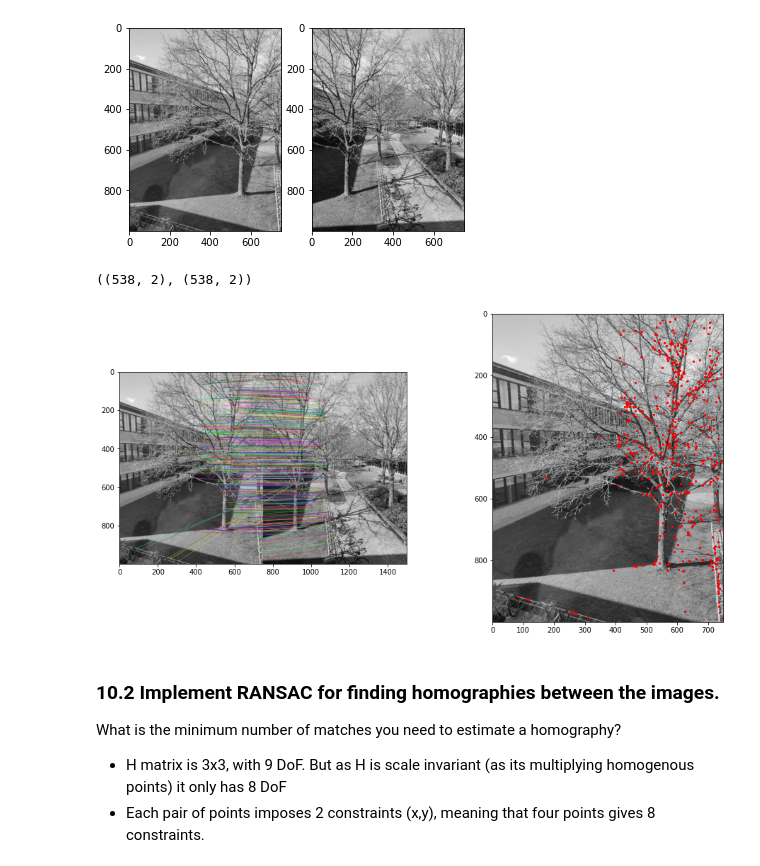
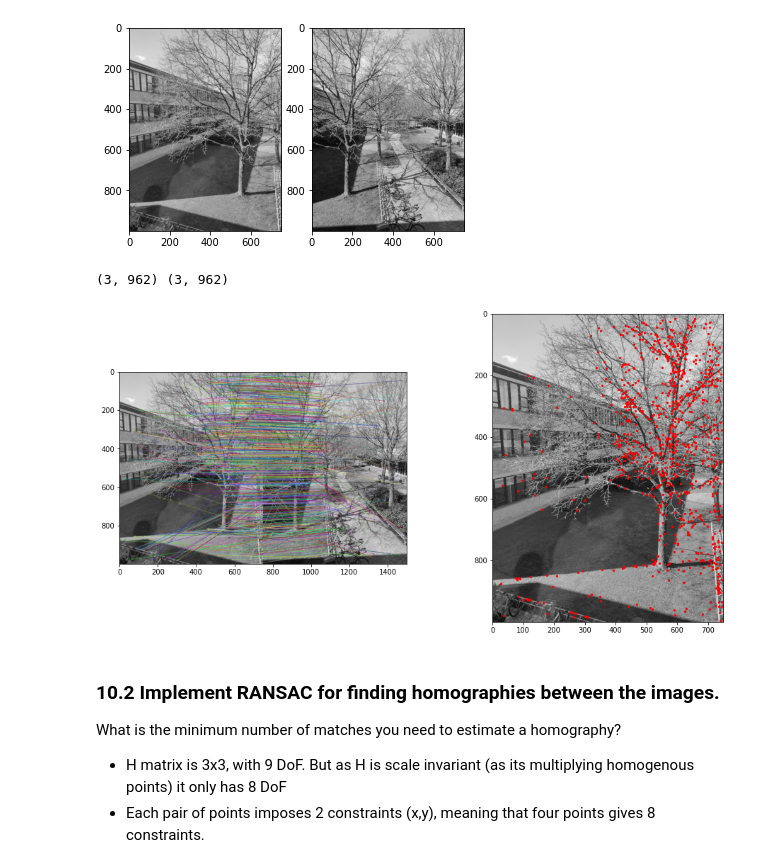
Before and after one commit to henrfj/02504-Computer-Vision, a Jupyter notebook: ex10 Stitchig.ipynb, the cells around one changed output. Cells and saved outputs as stored; diff of their text form; code cells hidden in the pictures.

Commit message:
ratio test + RANSAC => success

```diff
--- a/ex10 Stitchig.ipynb
+++ b/ex10 Stitchig.ipynb
@@ -42,17 +43,34 @@ kp2, des2 = sift.detectAndCompute(right, None)
 
 # 2 KNN match with two (best and second best)
 bf = cv2.BFMatcher()
-matches = bf.knnMatch(des1, des2, k=2)
+knn_matches = bf.knnMatch(des1, des2, k=2)
+unsorted_matches = bf.match(des1, des2)
+sorted_matches = sorted(unsorted_matches, key = lambda x:x.distance)
 
 # 3 Ratio test!
+# We should not do the ratio test for RANSAC!
 kp1_indexes = []
 kp2_indexes = []
-good_matches= []
-for m,n in matches:
-    if m.distance < 0.70*n.distance:
-        good_matches.append([m])
+ratio_matches= []
+for m,n in knn_matches:
+    if m.distance < 0.85*n.distance:
+        ratio_matches.append([m])
         kp1_indexes.append(m.queryIdx)
         kp2_indexes.append(m.trainIdx)
+
+# No test!
+#kp1_indexes = []
+#kp2_indexes = []
+#for m in unsorted_matches:
+#    kp1_indexes.append(m.queryIdx)
+#    kp2_indexes.append(m.trainIdx)
+
+# Grab first 1000 sorted
+#kp1_indexes = []
+#kp2_indexes = []
+#for m in sorted_matches[:1000]:
+#    kp1_indexes.append(m.queryIdx)
+#    kp2_indexes.append(m.trainIdx)
 
 ## 4 extract the keypoints of the "good" matches
 kp1 = np.asarray(kp1)
@@ -62,18 +80,25 @@ match_points2 = [p.pt for p in kp2[kp2_indexes]]
 
 p1 = np.array(match_points1).astype(np.float32)
 p2 = np.array(match_points2).astype(np.float32)
-p1.shape, p2.shape
+
+p1s = np.vstack((p1.T, np.ones(p1.shape[0])))
+p2s = np.vstack((p2.T, np.ones(p2.shape[0])))
+
+print(p1s.shape, p2s.shape)
 # %% [output]
-((538, 2), (538, 2))
+(3, 962) (3, 962)
 # %%
-match_image = cv2.drawMatchesKnn(left,kp1,right,kp2,good_matches[:],None,flags=cv2.DrawMatchesFlags_NOT_DRAW_SINGLE_POINTS)
+#match_image = cv2.drawMatchesKnn(left,kp1,right,kp2,good_matches,None,flags=cv2.DrawMatchesFlags_NOT_DRAW_SINGLE_POINTS)
+match_image = cv2.drawMatchesKnn(left,kp1,right,kp2, ratio_matches,None,flags=cv2.DrawMatchesFlags_NOT_DRAW_SINGLE_POINTS)
+#match_image = cv2.drawMatches(left,kp1,right,kp2,unsorted_matches,None,flags=cv2.DrawMatchesFlags_NOT_DRAW_SINGLE_POINTS)
+#match_image = cv2.drawMatches(left,kp1,right,kp2, sorted_matches[:1000],None,flags=cv2.DrawMatchesFlags_NOT_DRAW_SINGLE_POINTS)
 
 fig, axs = plt.subplots(nrows=1, ncols=2, figsize=(16, 8))
 axs[0].imshow(match_image)
 axs[1].scatter(p1[:, 0], p1[:, 1], s=5, c="red")
 axs[1].imshow(left, cmap="gray");
 # %% [output]
-[figure, old version]
+[figure, new version]
 # %% [markdown]
 ### 10.2 Implement RANSAC for finding homographies between the images.
 
```
Also changed, not shown: parts of 13 cells of this notebook.
